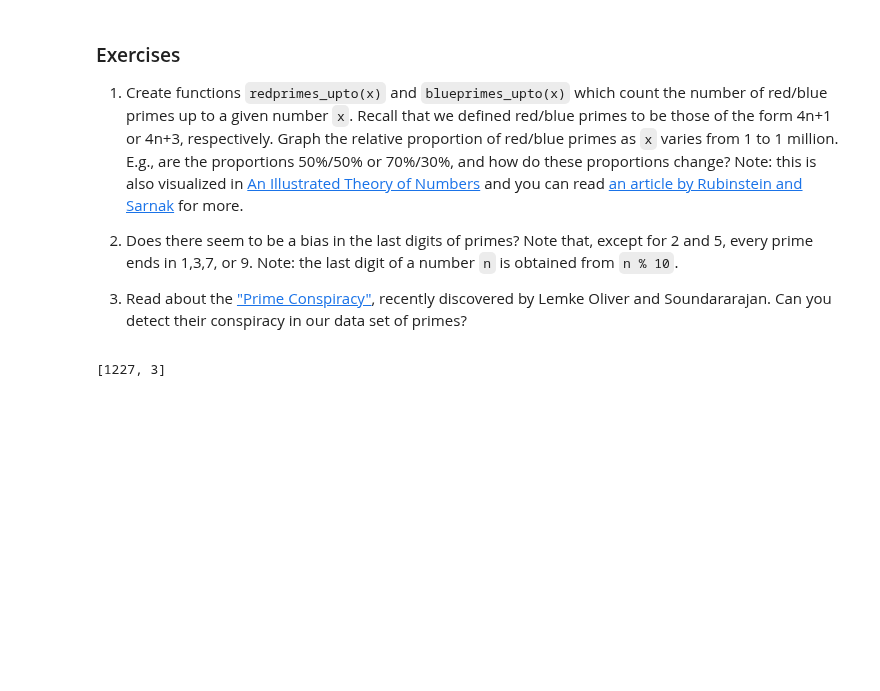
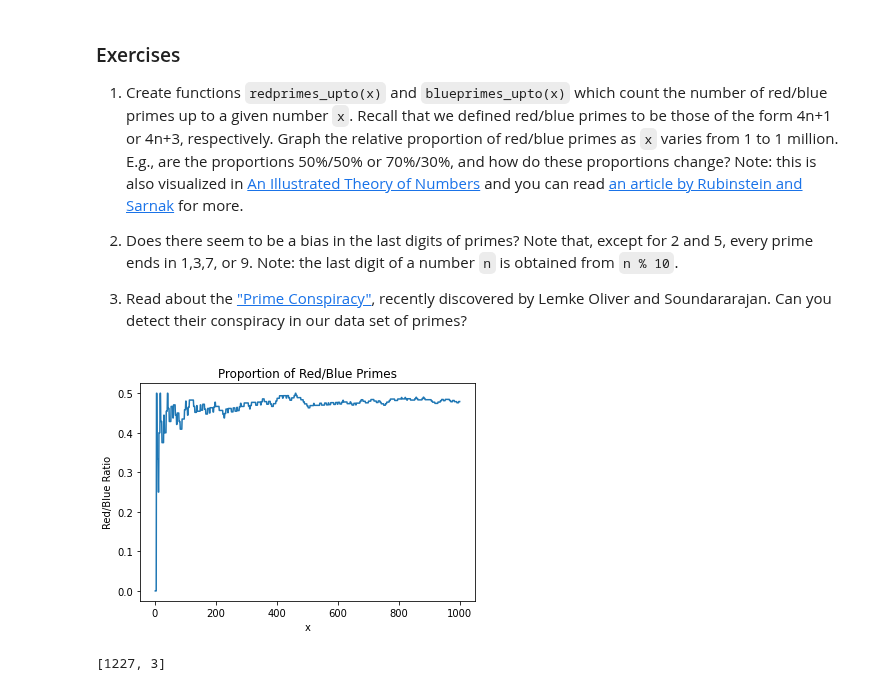
Before and after one commit to Lopez-Jordan/Python-With-Mathematics, a Jupyter notebook: P4M_Notebook_3.ipynb, the cells around one changed output. Drawn from its saved outputs; the diff is of its cells as text; code cells hidden in the pictures; blank space fills up the shorter version.

```diff
--- a/P4M_Notebook_3.ipynb
+++ b/P4M_Notebook_3.ipynb
@@ -517,6 +518,7 @@ TypeError: ignored
 8.  Challenge:  write a function which performs a "perfect riffle shuffle" on a list of cards.  This shuffle should have the effect of dividing the deck into two equal pieces, and then precisely interlacing the two pieces to form a new list.  E.g., an input list of `[1,2,3,4,5,6]` should be broken into `[1,2,3]` and `[4,5,6]` and then interlaced as `[1,4,2,5,3,6]`.
 # %%
 # Question 1
+
 L = []
 for i in range(1, 101):
   L += [i]
@@ -536,8 +538,13 @@ L[1: :2] = [0]*50
 L = 'Hello'
 L[-1::-1]
 
+# it provides a string that is now backwards
+
 # Question 5
 
+L = []
+for i in range(1, 101):
+  L += [i]
 List = []
 for i in L:
   if i % 2 != 0:
@@ -546,6 +553,7 @@ for i in L:
     List.append(L[-1 * i + 1])
 
 print(List)
+
 
 # Question 6
 
@@ -1105,7 +1153,7 @@ Observe that gaps of 2 (twin primes) are pretty frequent.  There are over 8000 o
 3.  Read about the ["Prime Conspiracy"](https://www.quantamagazine.org/mathematicians-discover-prime-conspiracy-20160313), recently discovered by Lemke Oliver and Soundararajan.  Can you detect their conspiracy in our data set of primes?
 # %%
 # Question 1
-'''
+
 
 from math import sqrt
 
@@ -1149,6 +1197,7 @@ plt.ylabel('Red/Blue Ratio')
 plt.show()
 
 
+
 # Question 2
 
 def countsLastDigits(n):
@@ -1171,32 +1220,32 @@ countsLastDigits(100000)
 # 2,402 primes ending in 3 etc.
 # From this written code we can see that for numbers up to 100,000
 # there doesn't appear to have a bias given the small deviation from the mean.
 
 
-'''
 # Question 3
 
 primes = []
 for i in range(0,10001):
     if is_prime_fast(i):
       primes.append(i)
 primes_allbutlast = primes[:-1]  # This excludes the last prime in the list.
 primes_allbutfirst = primes[1:]
 primegaps = numpy.array(primes_allbutfirst) - numpy.array(primes_allbutlast)
 
 count = [0,0]
 for i in range(0,len(primegaps)):
   if primegaps[i] % 2 == 0:
     count[0] += 1
   else:
     count[1] += 1
 
 print(count)
 
 # Yes there is a clear bias towards prime gaps of even length compared to prime
 # gaps of odd lenght. I checked this by writing code to check whether or not each
 # prime gap for primes up to 100,000 was even or odd and here are the results:
 # There were 1227 even prime gaps and 3 odd prime gaps meaning this discovery
 # can be found in our data.
 # %% [output]
+[figure, added]
 [1227, 3]
```
Also changed, not shown: parts of 20 cells of this notebook.
